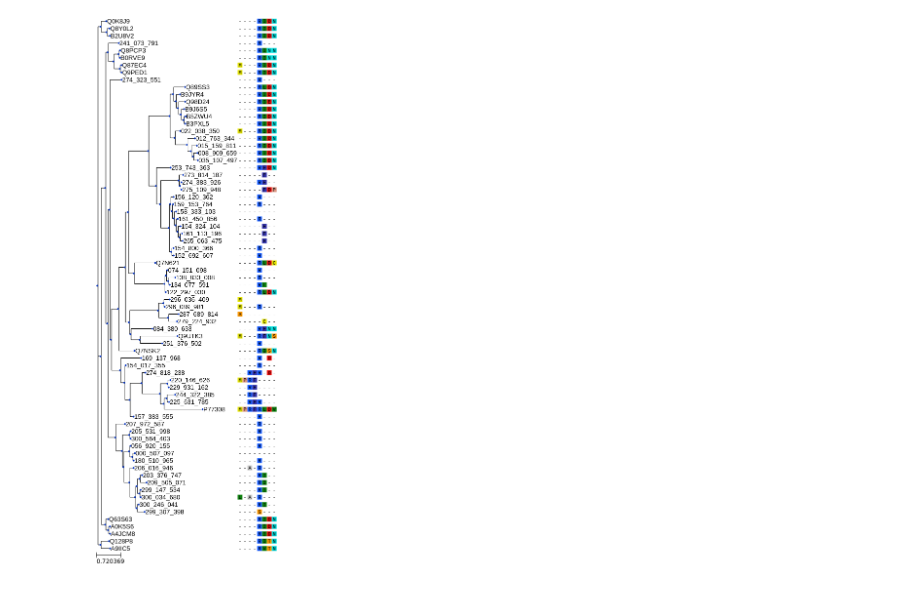
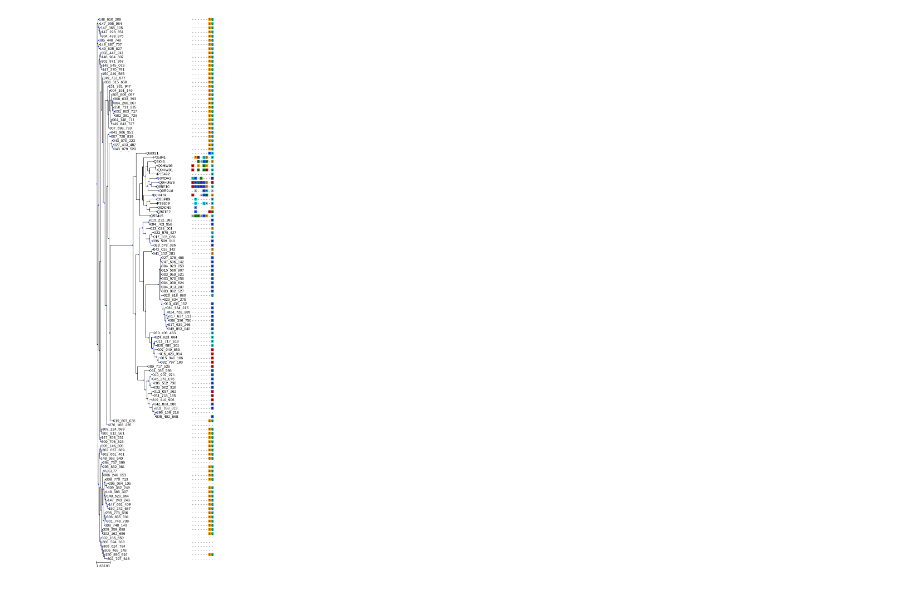
Before and after one commit to seviru/fmp_core_functionality, a Jupyter notebook: scripts/jupyter_tree.ipynb, the cells around one changed output. Cells and saved outputs as stored; diff of their text form; code cells hidden in the pictures.

```diff
--- a/scripts/jupyter_tree.ipynb
+++ b/scripts/jupyter_tree.ipynb
@@ -1,7 +1,7 @@
 # %%
 ### First we handle our files ###
 BASE_PATH = "../data"
-FILE = "274_818_238"
+FILE = "294_737_599"
 tree_path = f"{BASE_PATH}/{FILE}.tree"
 alignment_path = f"{BASE_PATH}/{FILE}.fas.alg"
 table_path = f"{BASE_PATH}/{FILE}.tsv"
@@ -11,12 +11,14 @@ uniprot_path = f"../uniprot_2018_09.json"
 try:
     with open(table_path, "r") as table_file:
         table_info = table_file.readlines()
+    table_file.close()
 except:
     print ("No table path.")
 
 try:
     with open(alignment_path, "r") as alignment_file:
         alignment_info = alignment_file.read()
+    alignment_file.close()
 except:
     print ("No alignment path.")
 
@@ -26,14 +28,15 @@ with open(uniprot_path, "r") as uniprot_file:
     for line in uniprot_file:
         uniprot_entry = json.loads(line)
         uniprot_info.update(uniprot_entry)
+    uniprot_file.close
 # %%
 ### LOADING THE SPECIFIED TAG INFORMATION FROM OUR ALIGNMENT ###
 def retrieve_features (feature_tag, table_file):
     uniprot_hit_hash = {}
     for line in table_file:
         hit_type = line.split("\t")[2]
-        hit_name = line.split("\t")[1]
-        if (hit_type == ("swissprot_best" or "swissprot_exact") and hit_name not in uniprot_hit_hash):
+        hit_name = line.split("\t")[3]
+        if (hit_type == ("spb" or "spe") and hit_name not in uniprot_hit_hash):
             features_newlist = []
 #             for feature in uniprot_info[hit_name]["FT"]: # TO CHECK FEATURES WHEN WE PICK A NEW FILE MANUALLY
 #                 print (feature)
@@ -44,6 +47,6 @@ def retrieve_features (feature_tag, table_file):
                 uniprot_hit_hash[hit_name] = features_newlist
     return uniprot_hit_hash
 # %%
-uniprot_hit_hash = retrieve_features("TOPO_DOM", table_info)
+uniprot_hit_hash = retrieve_features("BINDING", table_info)
 print (uniprot_hit_hash)
 # %% [output]
@@ -87,18 +146,16 @@ print (position_matrix)
 # %%
-from ete3 import SeqMotifFace, TreeStyle, PhyloTree
-tree = PhyloTree(tree_path, alignment=alignment_info, alg_format="fasta")
-
+### VISUALIZING THE TREE ###
 ts = TreeStyle()
 ts.layout_fn = lambda x: True
 
 for leaf in tree.iter_leaves():
     draw_position = 0
     for position in position_matrix:
         seqFace = SeqMotifFace(leaf.sequence[position], seq_format="seq")
         (tree&leaf.name).add_face(seqFace, draw_position, "aligned")
         draw_position += 1
 
 tree.render('%%inline', tree_style = ts)
 # tree.show(tree_style = ts)
 # %% [output]
-[figure, old version]
+[figure, new version]
```
Also changed, not shown: parts of 7 cells of this notebook.
